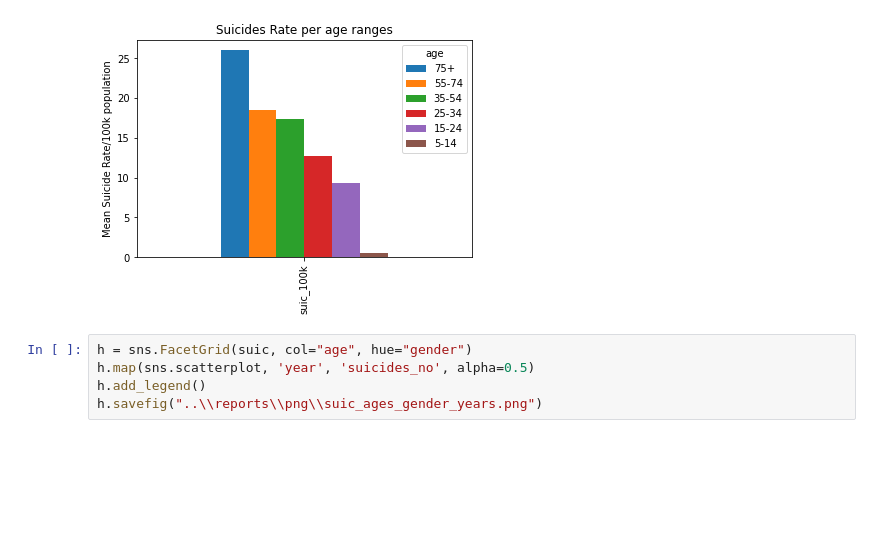
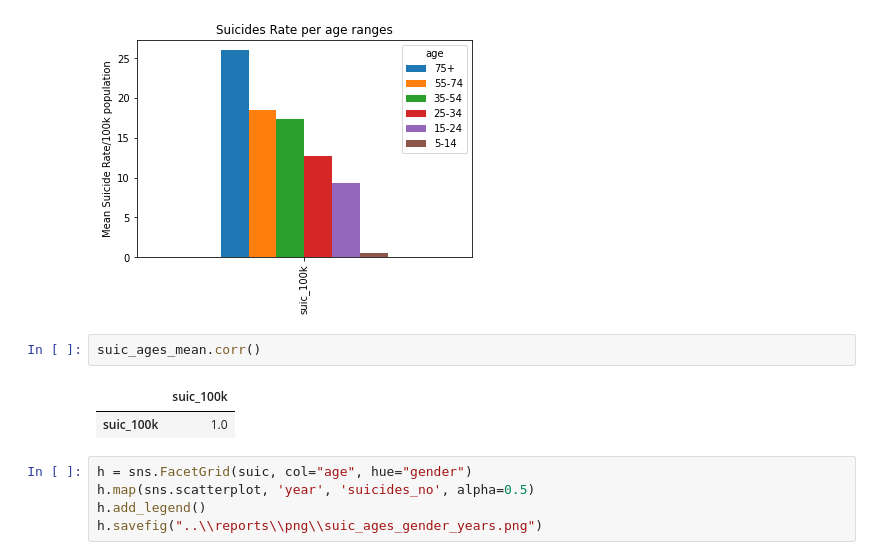
Before and after one commit to DanielDelValle/Picture_Colorizer_Project, a Jupyter notebook: PROYECTO/notebooks/Suic_Graphs.ipynb, the cells around one changed output. Saved outputs shown, nothing was run; the diff lists cells and outputs as text; blank space fills up the shorter version.

```diff
--- a/PROYECTO/notebooks/Suic_Graphs.ipynb
+++ b/PROYECTO/notebooks/Suic_Graphs.ipynb
@@ -25,6 +25,11 @@ ax.set_title('Suicides Rate per age ranges')
 # %% [output]
 Text(0.5, 1.0, 'Suicides Rate per age ranges')
 [figure]
+# %%
+suic_ages_mean.corr()
+# %% [output]
+|  | suic_100k |
+| suic_100k | 1.0 |
 # %%
 h = sns.FacetGrid(suic, col="age", hue="gender")
 h.map(sns.scatterplot, 'year', 'suicides_no', alpha=0.5)
```
Also changed, not shown: 7 other files.
